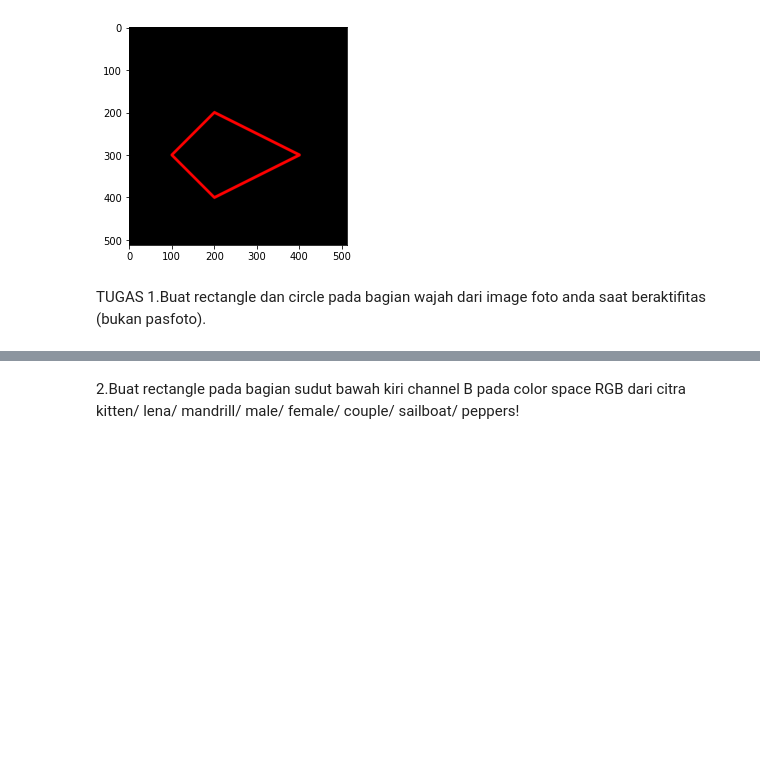
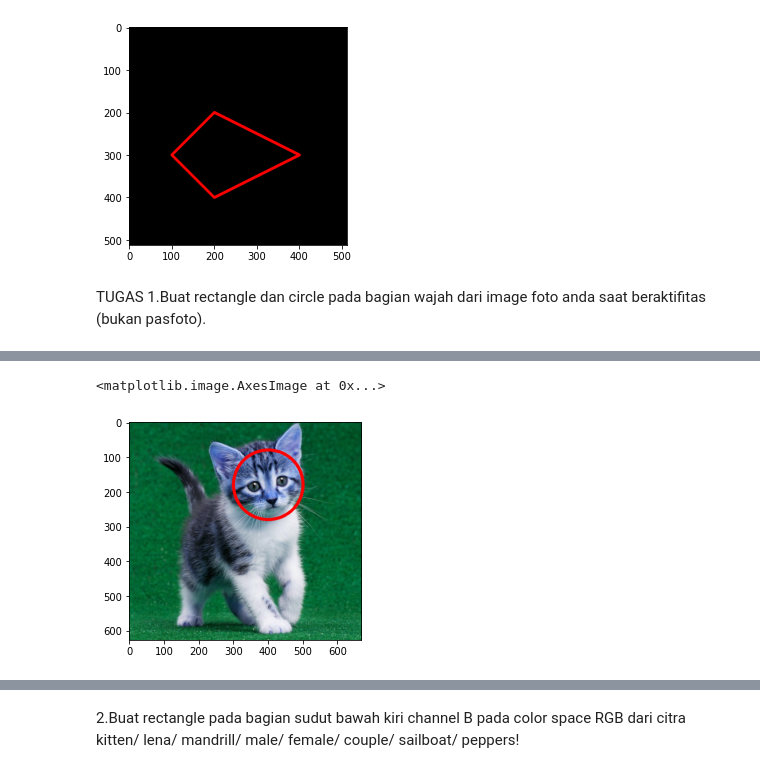
Before and after one commit to sanggaasmara/PCVK_Genap_2022, a Jupyter notebook: jobsheet2.ipynb, the cells around one changed output, grey strips where cells are left out. Saved outputs shown, nothing was run; the diff lists cells and outputs as text; code cells hidden in the pictures; blank space fills up the shorter version.

```diff
--- a/jobsheet2.ipynb
+++ b/jobsheet2.ipynb
@@ -156,3 +186,6 @@ plt.imshow(black_img2)
 TUGAS
 1.Buat rectangle dan circle pada bagian wajah dari image foto anda saat
 beraktifitas (bukan pasfoto).
+# %%
+img_me = cv.imread('/content/drive/MyDrive/Images/kitten01.jpg')
+plt.imshow(img_me)
@@ -158,0 +195,6 @@ beraktifitas (bukan pasfoto).
+# %%
+cv.circle(img_me,center=(400,180),radius=100,color=(255,0,0),thickness=8)
+plt.imshow(img_me)
+# %% [output]
+<matplotlib.image.AxesImage at 0x...>
+[figure, added]
```
Also changed, not shown: parts of 13 cells of this notebook.
